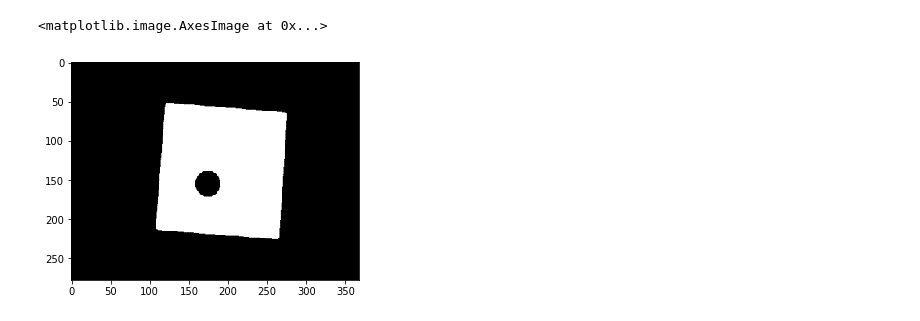
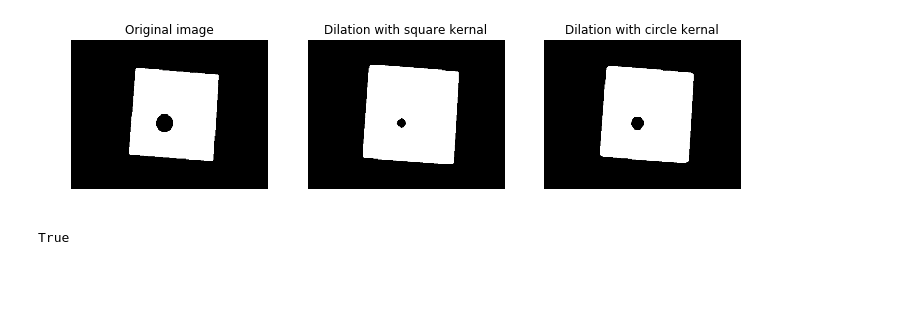
Before and after one commit to nabilnegm/image-tunning, a Jupyter notebook: main.ipynb, the cells around one changed output. Saved outputs shown, nothing was run; the diff lists cells and outputs as text; code cells hidden in the pictures; blank space fills up the shorter version.

```diff
--- a/main.ipynb
+++ b/main.ipynb
@@ -4,12 +4,24 @@ import cv2 as cv
 import numpy as np
 import numpy as np
 %matplotlib inline
-# %%
-squareCircleImg = cv.cvtColor(cv.imread('input/Square-circle.png', 1), cv.COLOR_BGR2RGB)
-plt.imshow(squareCircleImg)
-# %% [output]
-<matplotlib.image.AxesImage at 0x...>
-[figure, removed]
+# %%
+def multipleImgShow(plts,titles,figSize=(12,12)):
+    f, plots = plt.subplots(1,len(plts),figsize=figSize)
+    for i in  range(len(plots)):
+        plots[i].imshow(cv.cvtColor(plts[i],cv.COLOR_BGR2RGB))
+        plots[i].set_title(titles[i])
+        plots[i].axis('off')
+    plt.show()
 # %%
+squareCircleImg = cv.cvtColor(cv.imread('input/Square-circle.png', 1), cv.COLOR_BGR2RGB)
 square_dilation = cv.dilate(squareCircleImg, cv.getStructuringElement(cv.MORPH_RECT, (5,5)), iterations=3)
 circle_dilation = cv.dilate(squareCircleImg, cv.getStructuringElement(cv.MORPH_ELLIPSE, (5,5)), iterations=2)
+#imshow
+imgs = [squareCircleImg, square_dilation, circle_dilation]
+titles = ['Original image', 'Dilation with square kernal', 'Dilation with circle kernal']
+multipleImgShow(imgs, titles)
+cv.imwrite("output/square-circle-1.png", square_dilation)
+cv.imwrite("output/square-circle-2.png", circle_dilation)
+# %% [output]
+[figure, added]
+True
```
Also changed, not shown: parts of 20 cells of this notebook, 11 other files.
